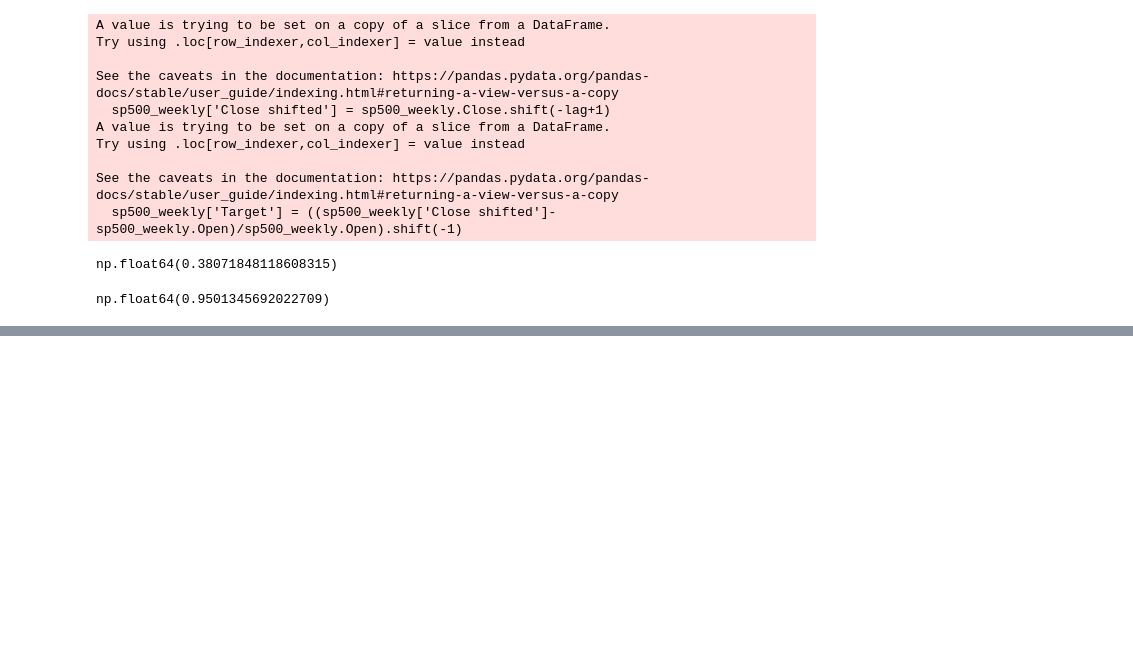
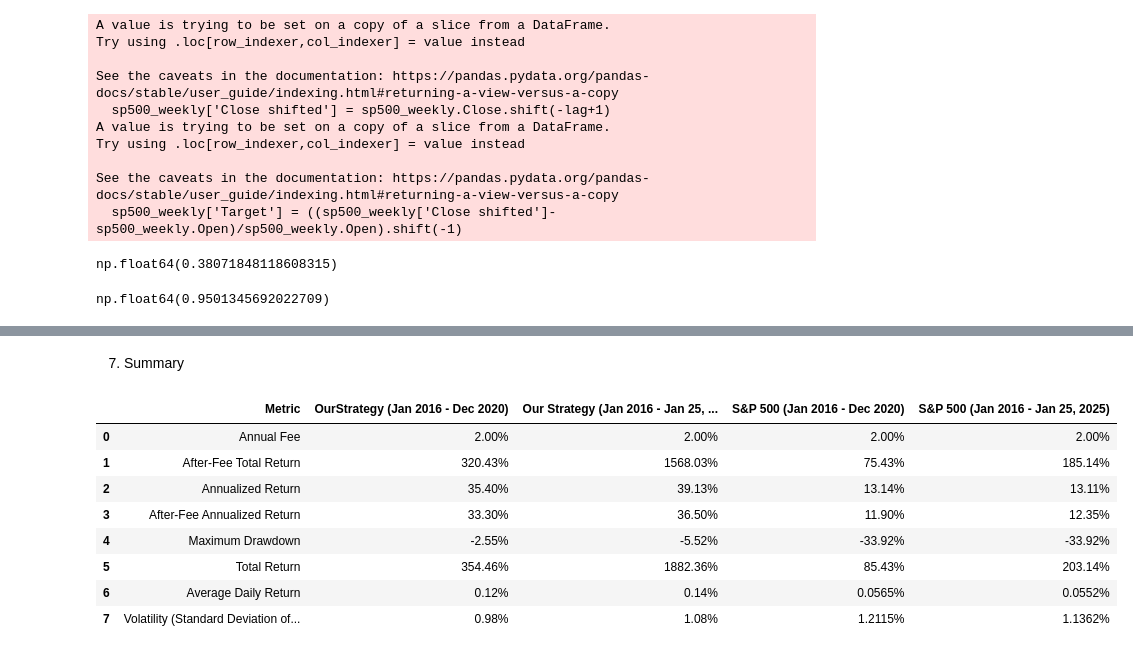
Before and after one commit to hippo2311/Quant-Project, a Jupyter notebook: Alpha/S&P500_Cointegration.ipynb, the cells around one changed output, grey strips where cells are left out. Cells and saved outputs as stored; diff of their text form; code cells hidden in the pictures; blank space fills up the shorter version.

```diff
--- a/Alpha/S&P500_Cointegration.ipynb
+++ b/Alpha/S&P500_Cointegration.ipynb
@@ -833,0 +1179,42 @@ np.float64(0.9501345692022709)
+# %% [markdown]
+7. Summary
+# %%
+data = {
+    "Metric": [
+        "Annual Fee", "After-Fee Total Return",
+        "Annualized Return", "After-Fee Annualized Return", "Maximum Drawdown",
+        "Total Return", "Average Daily Return", "Volatility (Standard Deviation of Returns)"
+    ],
+    "OurStrategy (Jan 2016 - Dec 2020)": [
+        "2.00%", "320.43%", "35.40%", "33.30%", "-2.55%",
+        "354.46%", "0.12%", "0.98%"
+    ],
+    "Our Strategy (Jan 2016 - Jan 25, 2025)": [
+        "2.00%", "1568.03%", "39.13%", "36.50%", "-5.52%",
+        "1882.36%", "0.14%", "1.08%"
+    ],
+    "S&P 500 (Jan 2016 - Dec 2020)": [
+        "2.00%", "75.43%", "13.14%", "11.90%", "-33.92%",
+        "85.43%", "0.0565%", "1.2115%"
+    ],
+    "S&P 500 (Jan 2016 - Jan 25, 2025)": [
+        "2.00%", "185.14%", "13.11%", "12.35%", "-33.92%",
+        "203.14%", "0.0552%", "1.1362%"
+    ]
+}
+
+# Create DataFrame
+metrics_df = pd.DataFrame(data)
+
+# Display the table
+metrics_df
+# %% [output]
+|  | Metric | OurStrategy (Jan 2016 - Dec 2020) | Our Strategy (Jan 2016 - Jan 25, ... | S&P 500 (Jan 2016 - Dec 2020) | S&P 500 (Jan 2016 - Jan 25, 2025) |
+| 0 | Annual Fee | 2.00% | 2.00% | 2.00% | 2.00% |
+| 1 | After-Fee Total Return | 320.43% | 1568.03% | 75.43% | 185.14% |
+| 2 | Annualized Return | 35.40% | 39.13% | 13.14% | 13.11% |
+| 3 | After-Fee Annualized Return | 33.30% | 36.50% | 11.90% | 12.35% |
+| 4 | Maximum Drawdown | -2.55% | -5.52% | -33.92% | -33.92% |
+| 5 | Total Return | 354.46% | 1882.36% | 85.43% | 203.14% |
+| 6 | Average Daily Return | 0.12% | 0.14% | 0.0565% | 0.0552% |
+| 7 | Volatility (Standard Deviation of... | 0.98% | 1.08% | 1.2115% | 1.1362% |
```
Also changed, not shown: parts of 15 cells of this notebook, 3 other files.
